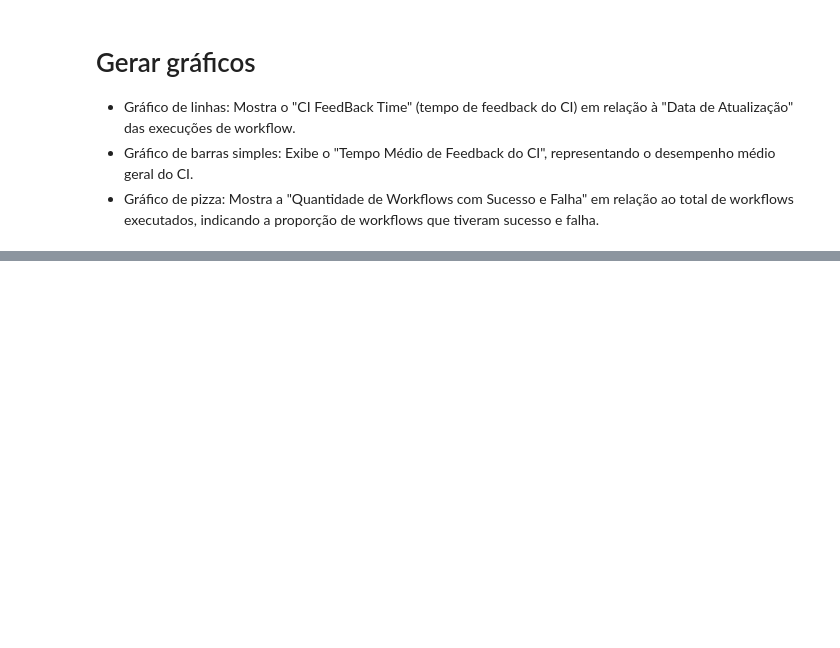
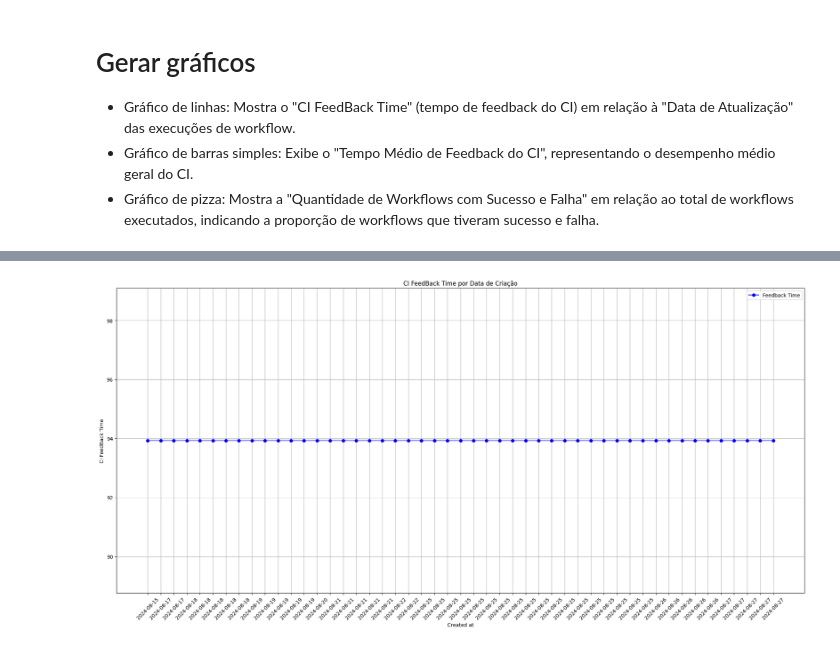
Before and after one commit to fga-eps-mds/2024.1-CALCULUS-DOC, a Jupyter notebook: Analytics/github.ipynb, the cells around one changed output, grey strips where cells are left out. Drawn from its saved outputs; the diff is of its cells as text; code cells hidden in the pictures; blank space fills up the shorter version.

```diff
--- a/Analytics/github.ipynb
+++ b/Analytics/github.ipynb
@@ -108,3 +109,0 @@ A API do GitHub utiliza principalmente o protocolo HTTP, onde as operações sã
-# %%
-data = glob('./analytics-raw-data/GitHub_API-fga-eps-mds-*.json')
-# print(data)
@@ -200,7 +204,7 @@ display(tabela_total)
 # %%
 # Gerar gráfico com o CI FeedBack Time por data de atualização
 
-temp = tabela_total[['Created at', 'Ci Feedback Time']]
+temp = tabela_total[['Created at', 'CI Feedback Time']]
 dates = temp.groupby(['Created at']).mean().reset_index()  # Calcula a média dos valores por data
 dates['Created at'] = pd.to_datetime(dates['Created at'])
 print(dates)
@@ -208,7 +212,7 @@ print(dates)
 
 # dates = [datetime.datetime.strptime(run["updated_at"], "%Y-%m-%dT%H:%M:%SZ") for run in data["workflow_runs"]]
 plt.figure(figsize=(20, 10))
-plt.plot(range(len(dates)), dates['Ci Feedback Time'], marker='o', color='b', label='Feedback Time')
+plt.plot(range(len(dates)), dates['CI Feedback Time'], marker='o', color='b', label='Feedback Time')
 plt.xlabel("Created at")
 plt.ylabel("CI FeedBack Time")
 plt.title("CI FeedBack Time por Data de Criação")
@@ -217,3 +221,4 @@ plt.grid(True)
 plt.legend()
 plt.tight_layout()  # Ajusta a disposição dos elementos para evitar sobreposições
 plt.show()
+# %% [output]
@@ -220,2 +242,3 @@ plt.show()
+[figure, added]
 # %%
 plt.figure(figsize=(20, 10))
```
Also changed, not shown: parts of 9 cells of this notebook.
